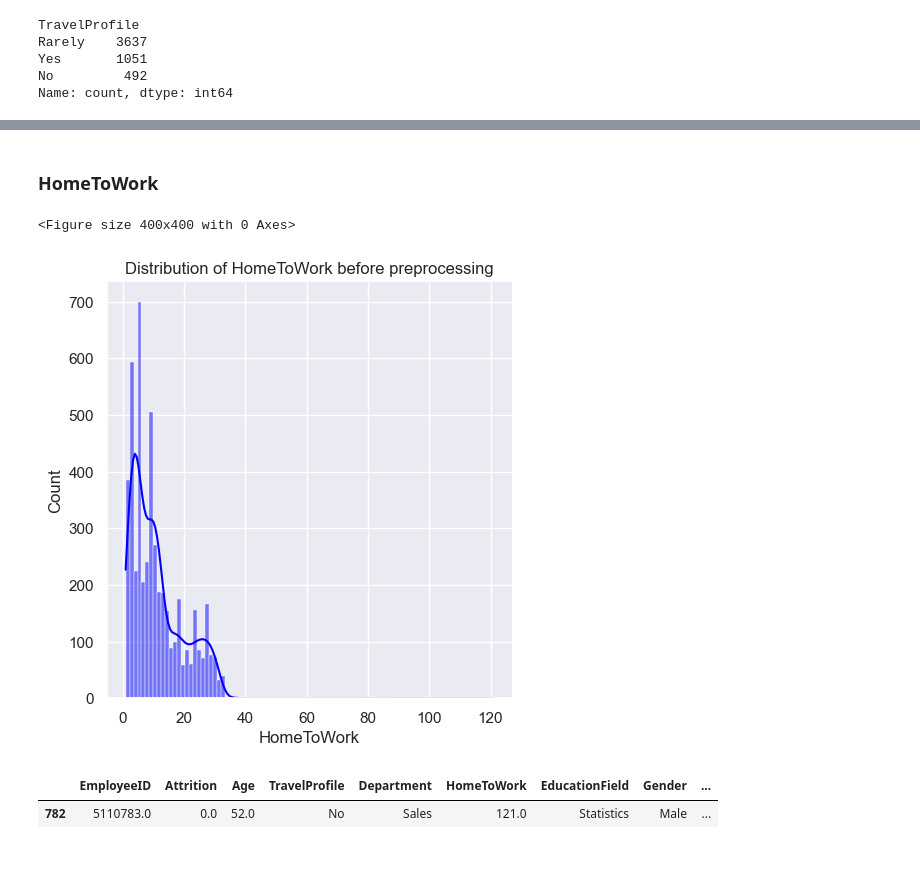
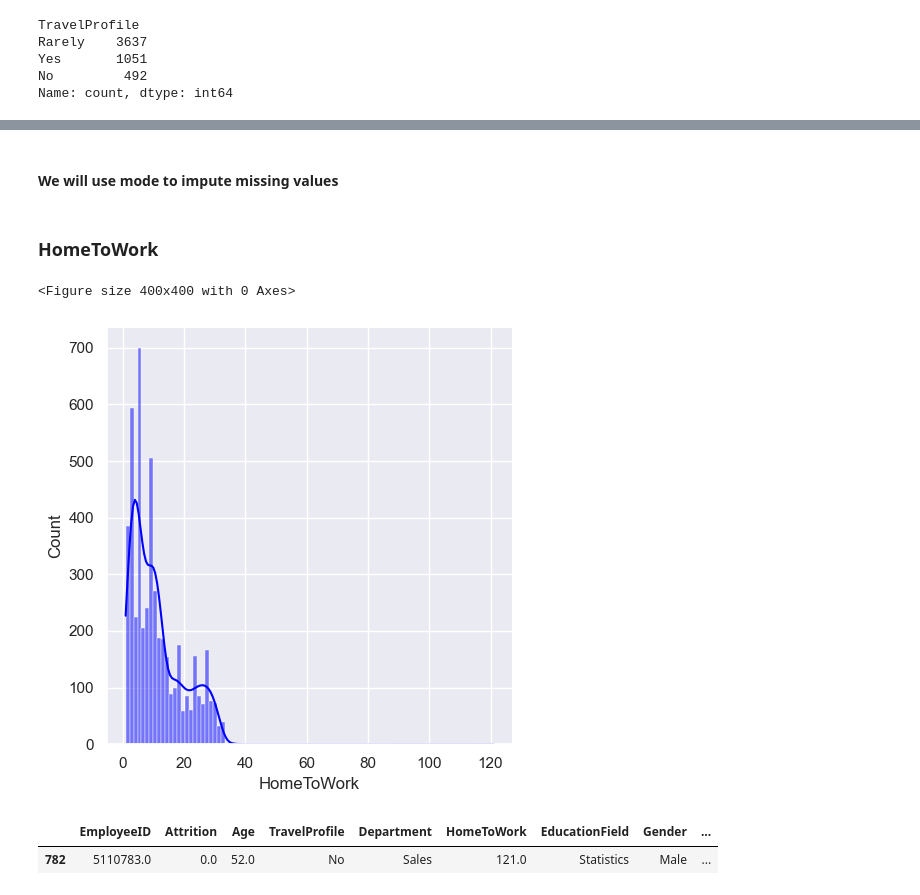
Before and after one commit to meghrajkonduskar/ML-projects, a Jupyter notebook: HR Analytics/Employee Attrition Prediction.ipynb, the cells around one changed output, grey strips where cells are left out. Saved outputs shown, nothing was run; the diff lists cells and outputs as text; code cells hidden in the pictures; blank space fills up the shorter version.

```diff
--- a/HR Analytics/Employee Attrition Prediction.ipynb
+++ b/HR Analytics/Employee Attrition Prediction.ipynb
@@ -118,3 +118,27 @@ df = df[~df["EmployeeID"].isna()]
 df.shape
 # %% [output]
 (5180, 22)
+# %%
+def pieplot(feature):
+    plt.figure(figsize=(4,4))
+    labels = df[feature].value_counts().keys()
+    plt.pie(x=df[feature].value_counts(), autopct='%1.1f%%', labels=labels)
+    plt.title(feature)
+    plt.show()
+
+def displot(feature):
+    plt.figure(figsize=(4,4))
+    sns.displot(data=df, x=feature, kde=True, color="blue")
+    plt.show()
+
+def countplot(feature):
+    plt.figure(figsize=(4,4))
+    sns.countplot(data = df, x=feature)
+    plt.xticks(rotation=90)
+    plt.show()
+
+def boxplot(feature):
+    plt.figure(figsize=(4,4))
+    sns.boxplot(data=df, x=feature)
+    plt.title(f"Boxplot of {feature}")
+    plt.show()
@@ -166,13 +200,12 @@ plt.show()
+# %% [markdown]
+#### We will use mode to impute missing values
 # %% [markdown]
 ### HomeToWork
 # %%
-plt.figure(figsize=(4,4))
-sns.displot(data=df, x="HomeToWork", kde=True, color="blue")
-plt.title("Distribution of HomeToWork before preprocessing")
-plt.show()
+displot("HomeToWork")
 # %% [output]
 <Figure size 400x400 with 0 Axes>
-[figure, old version]
+[figure, new version]
 # %%
 df[df["HomeToWork"] > 40]
 # %% [output]
```
Also changed, not shown: parts of 64 cells of this notebook.
